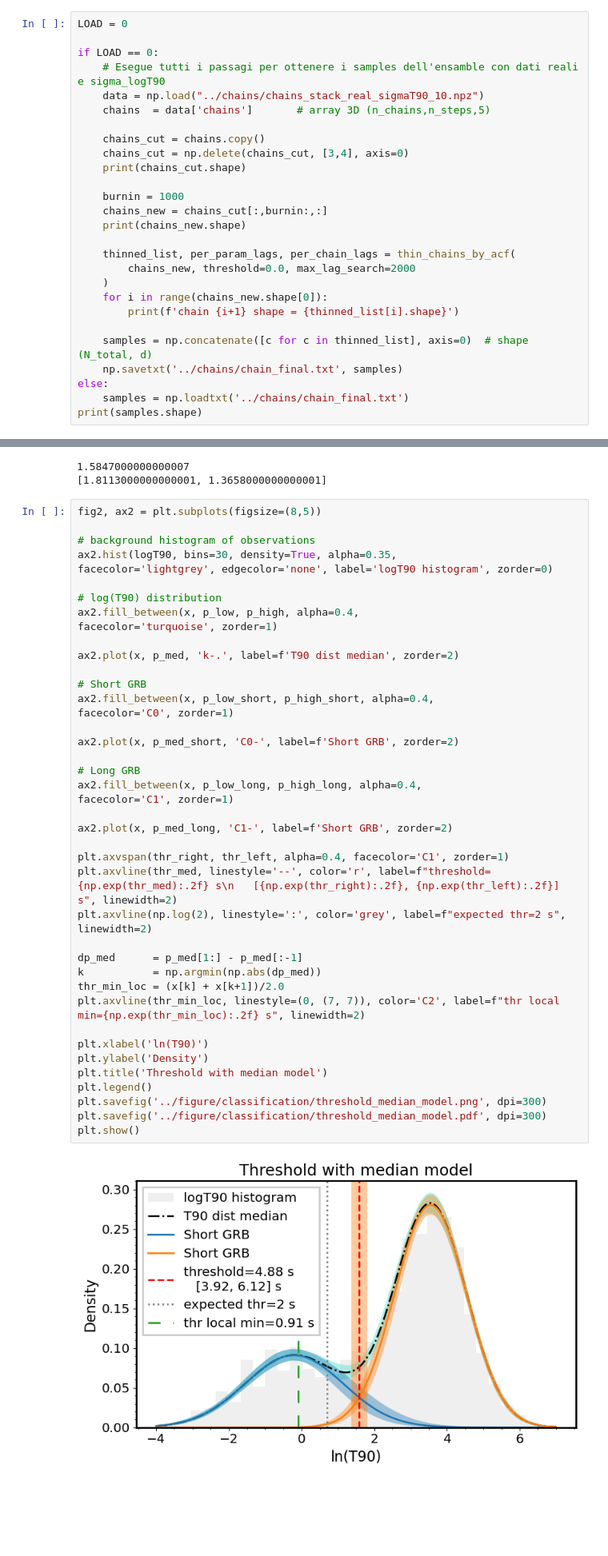
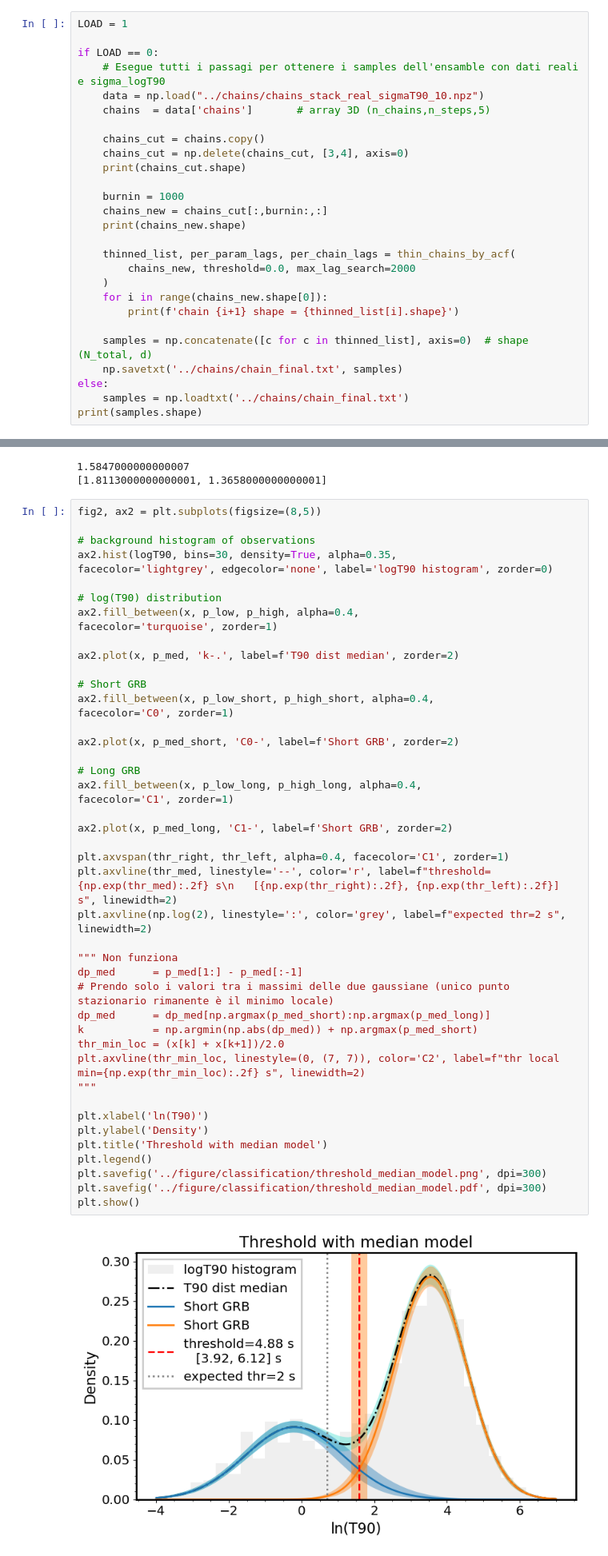
Before and after one commit to LeonardoCaridi/Bayesian_probability, a Jupyter notebook: codes/Classification.ipynb, the cells around one changed output, grey strips where cells are left out. Shown at 80% size. Drawn from its saved outputs; the diff is of its cells as text; blank space fills up the shorter version.

Commit message:
fixed classification figure

```diff
--- a/codes/Classification.ipynb
+++ b/codes/Classification.ipynb
@@ -57,7 +54,7 @@ def gaussian_function(x, mu, sigma):
 def gaussian_mixture(x, w, mu1, mu2, sigma1, sigma2):
     return w*gaussian_function(x,mu1,sigma1) + (1-w)*gaussian_function(x,mu2,sigma2)
 # %%
-LOAD = 0
+LOAD = 1
 
 if LOAD == 0:
     # Esegue tutti i passagi per ottenere i samples dell'ensamble con dati reali e sigma_logT90
@@ -204,35 +193,39 @@ facecolor='turquoise', zorder=1)
 ax2.plot(x, p_med, 'k-.', label=f'T90 dist median', zorder=2)
 
 # Short GRB
 ax2.fill_between(x, p_low_short, p_high_short, alpha=0.4,
 facecolor='C0', zorder=1)
 
 ax2.plot(x, p_med_short, 'C0-', label=f'Short GRB', zorder=2)
 
 # Long GRB
 ax2.fill_between(x, p_low_long, p_high_long, alpha=0.4,
 facecolor='C1', zorder=1)
 
 ax2.plot(x, p_med_long, 'C1-', label=f'Short GRB', zorder=2)
 
 plt.axvspan(thr_right, thr_left, alpha=0.4, facecolor='C1', zorder=1)
 plt.axvline(thr_med, linestyle='--', color='r', label=f"threshold={np.exp(thr_med):.2f} s\n   [{np.exp(thr_right):.2f}, {np.exp(thr_left):.2f}] s", linewidth=2)
 plt.axvline(np.log(2), linestyle=':', color='grey', label=f"expected thr=2 s", linewidth=2)
 
+""" Non funziona
 dp_med      = p_med[1:] - p_med[:-1]
-k           = np.argmin(np.abs(dp_med))
+# Prendo solo i valori tra i massimi delle due gaussiane (unico punto stazionario rimanente è il minimo locale)
+dp_med      = dp_med[np.argmax(p_med_short):np.argmax(p_med_long)]
+k           = np.argmin(np.abs(dp_med)) + np.argmax(p_med_short)
 thr_min_loc = (x[k] + x[k+1])/2.0
 plt.axvline(thr_min_loc, linestyle=(0, (7, 7)), color='C2', label=f"thr local min={np.exp(thr_min_loc):.2f} s", linewidth=2)
+"""
 
 plt.xlabel('ln(T90)')
 plt.ylabel('Density')
 plt.title('Threshold with median model')
 plt.legend()
 plt.savefig('../figure/classification/threshold_median_model.png', dpi=300)
 plt.savefig('../figure/classification/threshold_median_model.pdf', dpi=300)
 plt.show()
 # %% [output]
-[figure, old version]
+[figure, new version]
 # %% [markdown]
 ## Classificazione con probabilità
 # %%
```
Also changed, not shown: parts of 2 cells of this notebook, 2 other files.
